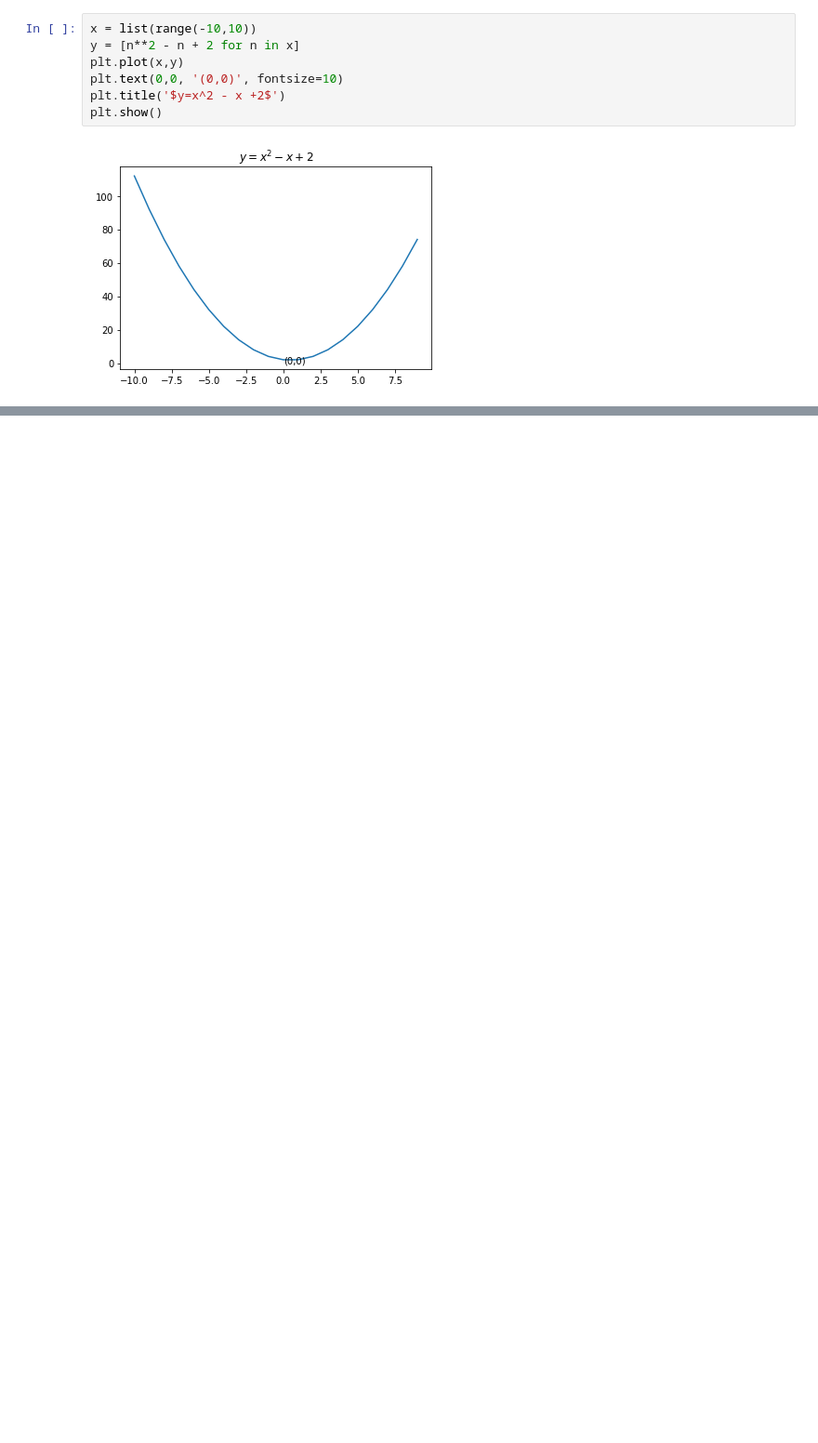
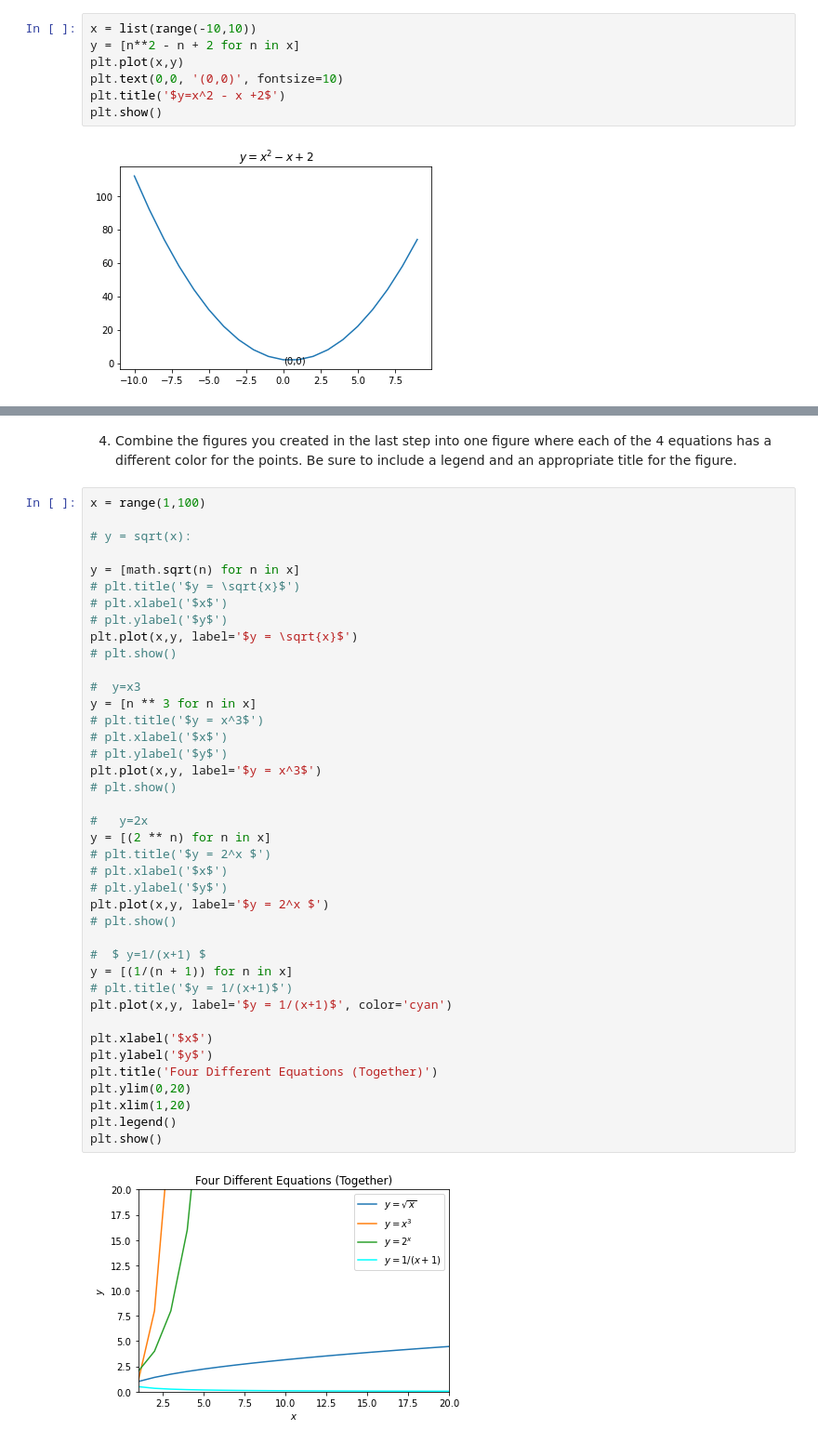
Before and after one commit to ArnolValadezRodriguez/numpy-pandas-visualization-exercises, a Jupyter notebook: matplotlib_exercises.ipynb, the cells around one changed output, grey strips where cells are left out. Shown at 93% size. Saved outputs shown, nothing was run; the diff lists cells and outputs as text; blank space fills up the shorter version.

```diff
--- a/matplotlib_exercises.ipynb
+++ b/matplotlib_exercises.ipynb
@@ -22,0 +114,44 @@ plt.show()
+# %% [markdown]
+4. Combine the figures you created in the last step into one figure where each of the 4 equations has a different color for the points. Be sure to include a legend and an appropriate title for the figure.
+# %%
+x = range(1,100)
+
+# y = sqrt(x):
+
+y = [math.sqrt(n) for n in x]
+# plt.title('$y = \sqrt{x}$')
+# plt.xlabel('$x$')
+# plt.ylabel('$y$')
+plt.plot(x,y, label='$y = \sqrt{x}$')
+# plt.show()
+
+#  y=x3
+y = [n ** 3 for n in x]
+# plt.title('$y = x^3$')
+# plt.xlabel('$x$')
+# plt.ylabel('$y$')
+plt.plot(x,y, label='$y = x^3$')
+# plt.show()
+
+#   y=2x
+y = [(2 ** n) for n in x]
+# plt.title('$y = 2^x $')
+# plt.xlabel('$x$')
+# plt.ylabel('$y$')
+plt.plot(x,y, label='$y = 2^x $')
+# plt.show()
+
+#  $ y=1/(x+1) $
+y = [(1/(n + 1)) for n in x]
+# plt.title('$y = 1/(x+1)$')
+plt.plot(x,y, label='$y = 1/(x+1)$', color='cyan')
+
+plt.xlabel('$x$')
+plt.ylabel('$y$')
+plt.title('Four Different Equations (Together)')
+plt.ylim(0,20)
+plt.xlim(1,20)
+plt.legend()
+plt.show()
+# %% [output]
+[figure, added]
```
Also changed, not shown: parts of 6 cells of this notebook, 1 other file.
